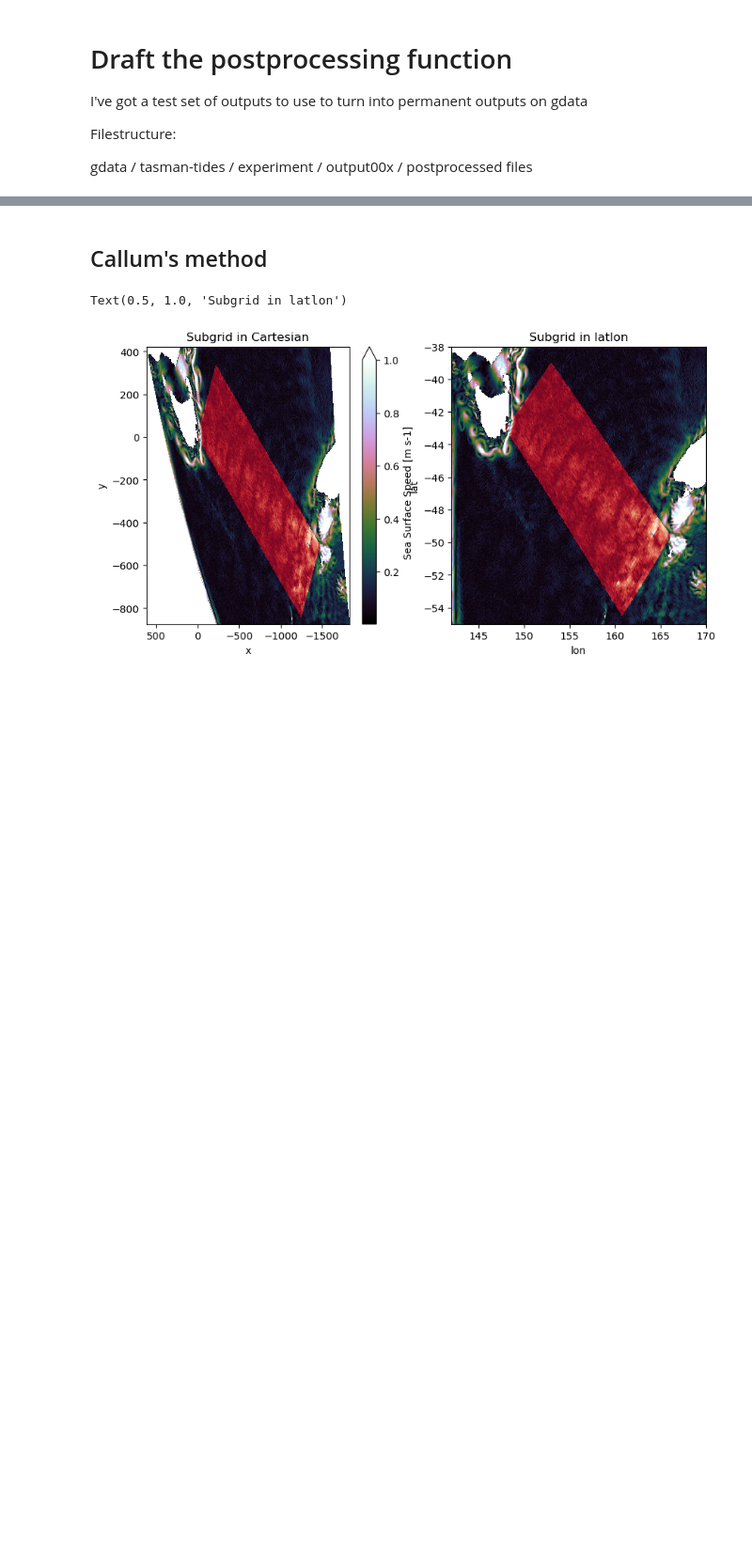
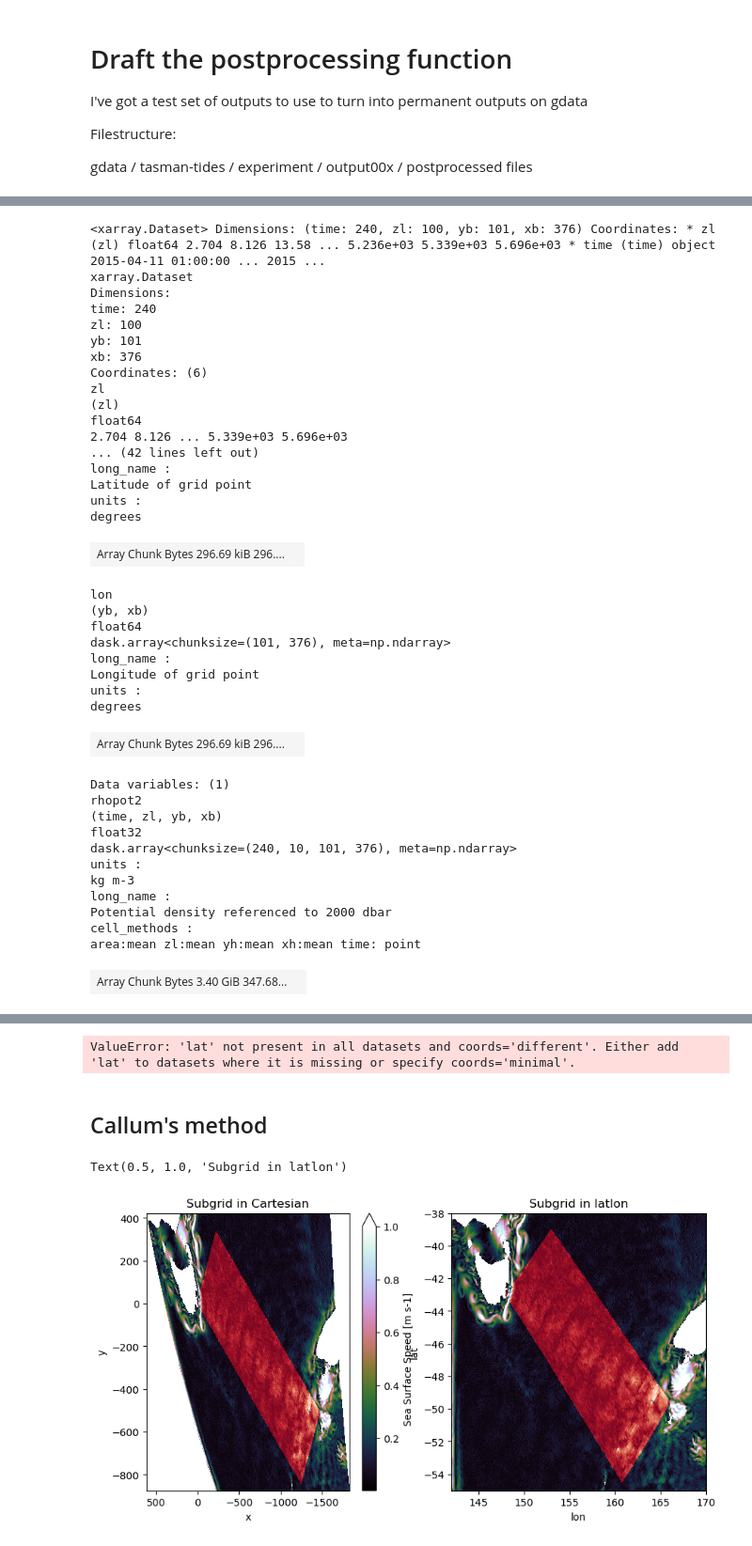
Before and after one commit to ashjbarnes/tasman-tides, a Jupyter notebook: notebooks/analysis/draft-functions.ipynb, the cells around one changed output, grey strips where cells are left out. Shown at 94% size. Saved outputs shown, nothing was run; the diff lists cells and outputs as text; code cells hidden in the pictures; blank space fills up the shorter version.

```diff
--- a/notebooks/analysis/draft-functions.ipynb
+++ b/notebooks/analysis/draft-functions.ipynb
@@ -107,0 +122,43 @@ str(outputdir / f"*{diag}.nc")
+# %%
+loaded = xr.open_mfdataset("/g/data/nm03/ab8992/fullexpt-test/output000/*")
+loaded
+# %% [output]
+<xarray.Dataset> Dimensions: (time: 240, zl: 100, yb: 101, xb: 376) Coordinates: * zl (zl) float64 2.704 8.126 13.58 ... 5.236e+03 5.339e+03 5.696e+03 * time (time) object 2015-04-11 01:00:00 ... 2015 ...
+xarray.Dataset
+Dimensions:
+time: 240
+zl: 100
+yb: 101
+xb: 376
+Coordinates: (6)
+zl
+(zl)
+float64
+2.704 8.126 ... 5.339e+03 5.696e+03
+... (42 lines left out)
+long_name :
+Latitude of grid point
+units :
+degrees
+| Array Chunk Bytes 296.69 kiB 296.... |  |
+lon
+(yb, xb)
+float64
+dask.array<chunksize=(101, 376), meta=np.ndarray>
+long_name :
+Longitude of grid point
+units :
+degrees
+| Array Chunk Bytes 296.69 kiB 296.... |  |
+Data variables: (1)
+rhopot2
+(time, zl, yb, xb)
+float32
+dask.array<chunksize=(240, 10, 101, 376), meta=np.ndarray>
+units :
+kg m-3
+long_name :
+Potential density referenced to 2000 dbar
+cell_methods :
+area:mean zl:mean yh:mean xh:mean time: point
+| Array Chunk Bytes 3.40 GiB 347.68... |  |
@@ -107,0 +182,6 @@ str(outputdir / f"*{diag}.nc")
+# %%
+loaded = xr.open_mfdataset("/g/data/nm03/ab8992/fullexpt-test/output000/*",combine = "nested",concat_dim=diags[diag]["z"])
+
+loaded
+# %% [output]
+ValueError: 'lat' not present in all datasets and coords='different'. Either add 'lat' to datasets where it is missing or specify coords='minimal'.
```
Also changed, not shown: parts of 10 cells of this notebook, 1 other file.
